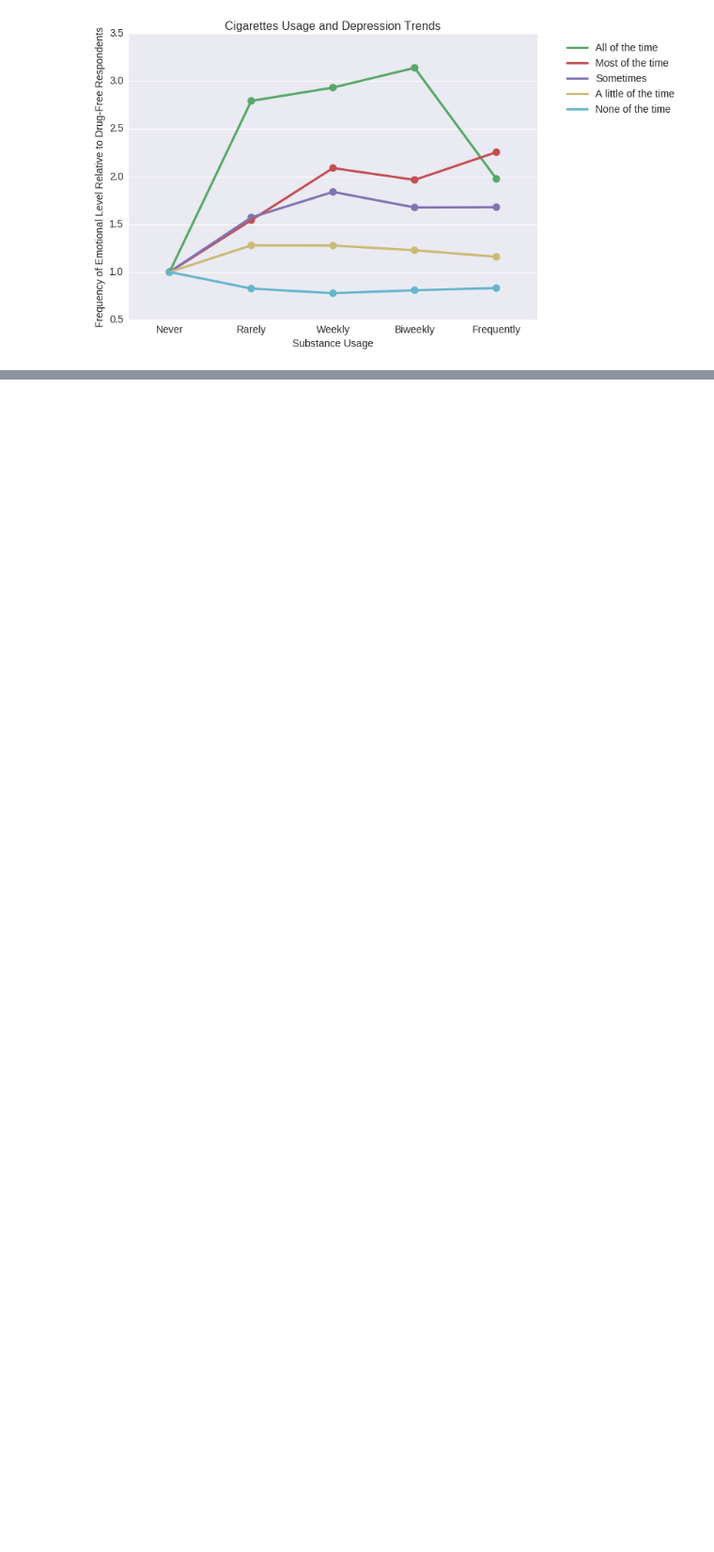
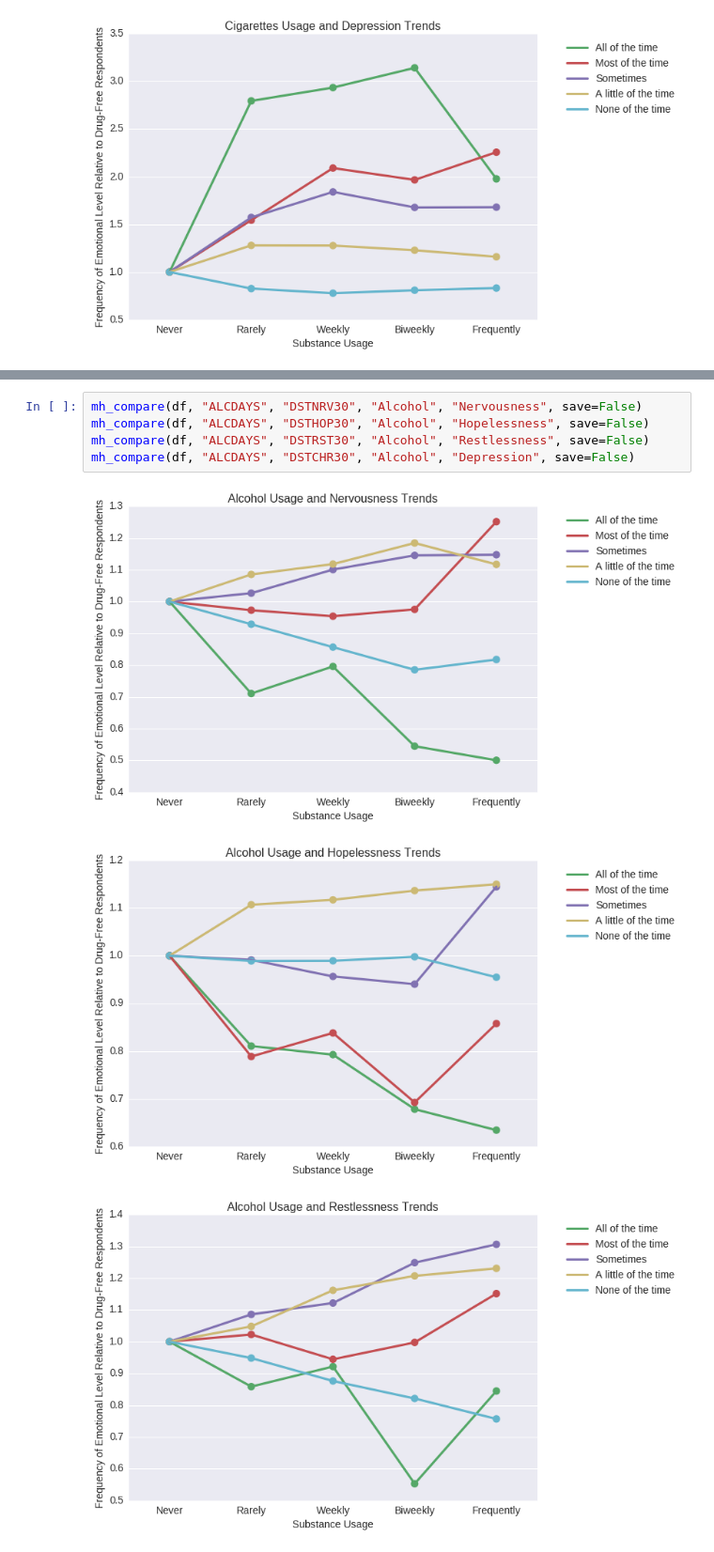
Before and after one commit to greenteawarrior/DataScience16CTW, a Jupyter notebook: drug_usage_health_next_steps_emily.ipynb, the cells around one changed output, grey strips where cells are left out. Shown at 94% size. Saved outputs shown, nothing was run; the diff lists cells and outputs as text; blank space fills up the shorter version.

```diff
--- a/drug_usage_health_next_steps_emily.ipynb
+++ b/drug_usage_health_next_steps_emily.ipynb
@@ -131,0 +165,9 @@ mh_compare(df, "CIG30USE", "DSTCHR30", "Cigarettes", "Depression", save=False)
+# %%
+mh_compare(df, "ALCDAYS", "DSTNRV30", "Alcohol", "Nervousness", save=False)
+mh_compare(df, "ALCDAYS", "DSTHOP30", "Alcohol", "Hopelessness", save=False)
+mh_compare(df, "ALCDAYS", "DSTRST30", "Alcohol", "Restlessness", save=False)
+mh_compare(df, "ALCDAYS", "DSTCHR30", "Alcohol", "Depression", save=False)
+# %% [output]
+[figure, added]
+[figure, added]
+[figure, added]
```
Also changed, not shown: parts of 14 cells of this notebook.
